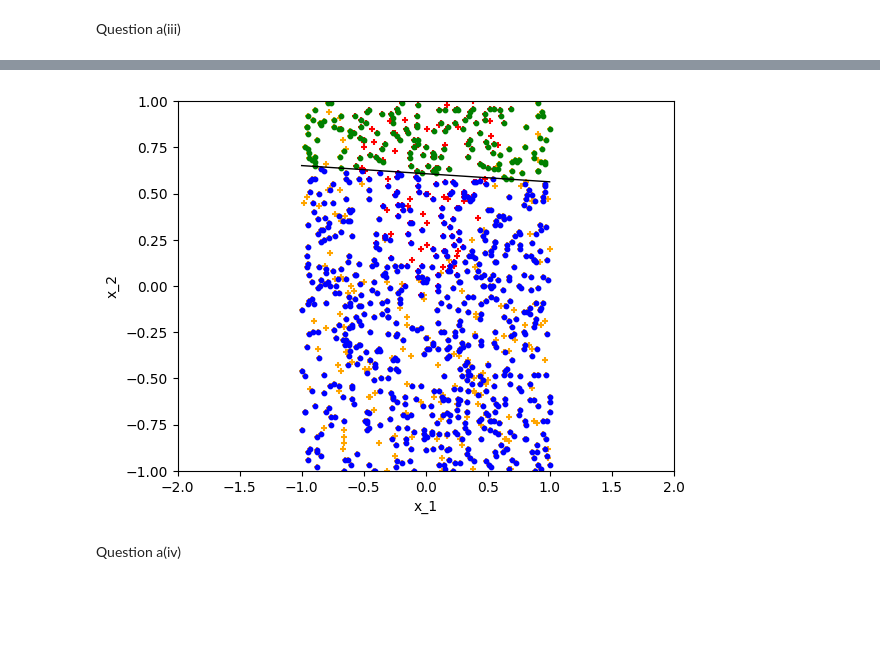
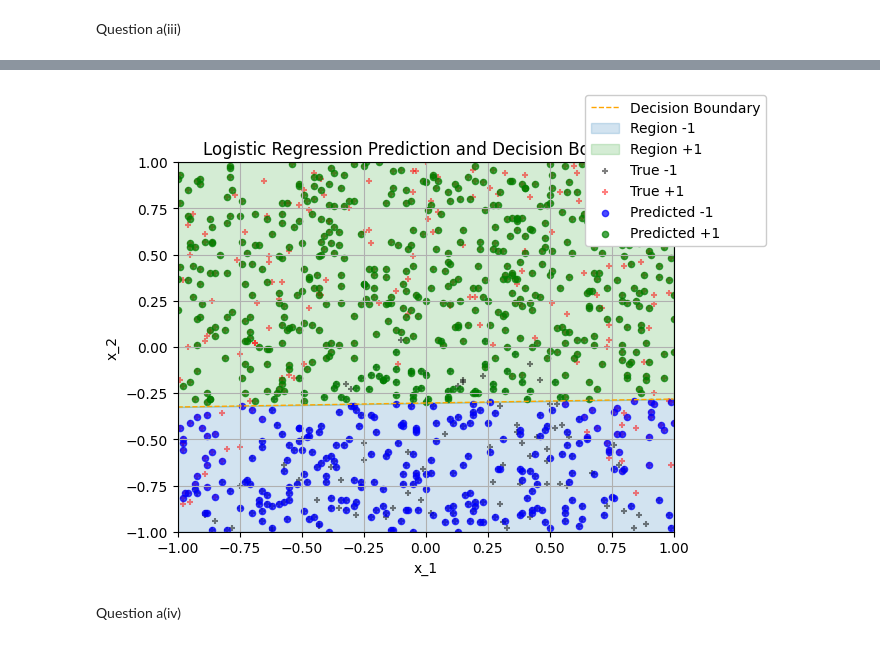
Before and after one commit to M2-Luminous/CSU44061-Machine-Learning, a Jupyter notebook: week2/week2_assign.ipynb, the cells around one changed output, grey strips where cells are left out. Saved outputs shown, nothing was run; the diff lists cells and outputs as text; code cells hidden in the pictures; blank space fills up the shorter version.

```diff
--- a/week2/week2_assign.ipynb
+++ b/week2/week2_assign.ipynb
@@ -117,6 +140,12 @@ Feature: 1, Score: 3.54157
 # %%
-cla = metrics.classification_report(y_train, predicting)
-print(cla)
-# The classification report provides key metrics like precision, recall,
-# and F1-score for each class, offering a comprehensive evaluation of the model's classification performance.
+# Confusion Matrix for Training Set
+prediction_train = LR.predict(x_train)
+confusionMatrix_train = metrics.confusion_matrix(y_train, prediction_train)
+print(confusionMatrix_train)
+
+print()
+
+# Classification Report for Training Set
+classificationReprot_train = metrics.classification_report(y_train, prediction_train)
+print(classificationReprot_train)
 # %% [output]
@@ -133,27 +184,35 @@ Question a(iii)
 # %%
-interception = fitting.intercept_[0]                                      #extract the intercept
-feature0, feature1 = fitting.coef_.T                                   #extracts the coefficients of the linear regression model for two features
+# Extract the intercept and coefficients of the logistic regression model
+intercept = LR.intercept_[0]
+coef_0, coef_1 = LR.coef_.T
+slope_d = -coef_0 / coef_1
+intercept_d = -intercept / coef_1
 
-intercept_d = -interception / feature1                                     #calculate the slope slope_d and intercept intercept_d of the decision boundary line
-slope_d = -feature0 / feature1                                          #using the extracted coefficients and intercept.
+# Generate and plot the decision boundary line
+x_d = np.array([-1, +1])
+y_d = slope_d * x_d + intercept_d
+plt.plot(x_d, y_d, lw=1, ls='--', c='orange', label='Decision Boundary')
 
-x_d = np.array([-1, +1])                                                #These lines calculate the coordinates for the decision boundary line
-y_d = slope_d*x_d + intercept_d                                         #using the calculated slope slope_d, intercept intercept_d, and the specified x-axis limits.
+plt.fill_between(x_d, y_d, -1, color='tab:blue', alpha=0.2, label='Region -1')
+plt.fill_between(x_d, y_d, +1, color='tab:green', alpha=0.2, label='Region +1')
 
-plt.plot(x_d, y_d, 'k', lw = 1, ls = '-')                               #plot the boundary line
+# original data points
+plt.scatter(*X[y == -1].T, s=15, alpha=0.5, c='black', marker='+', label='True -1')
+plt.scatter(*X[y == +1].T, s=15, alpha=0.5, c='red', marker='+', label='True +1')
+# predictions
+plt.scatter(*x_train[prediction_train == -1].T, s=20, alpha=0.7, c='blue', marker='o', label='Predicted -1')
+plt.scatter(*x_train[prediction_train == +1].T, s=20, alpha=0.7, c='green', marker='o', label='Predicted +1')
 
-plt.scatter(*X[y == -1].T, s = 15, c = 'orange', marker = '+')
-plt.scatter(*X[y == +1].T, s = 15, c = 'red', marker = '+')                     #plot the original data
-plt.scatter(*x_train[predicting == -1].T, s = 10, c = 'blue', marker = 'o')
-plt.scatter(*x_train[predicting == +1].T, s = 10, c = 'green', marker = 'o')    #plot the training data point
-plt.xlim(-2, +2)
-plt.ylim(-1, +1)                                                        #setting boundary
+plt.xlim(-1, +1)
+plt.ylim(-1, +1)
 plt.xlabel('x_1')
 plt.ylabel('x_2')
+
+plt.legend(bbox_to_anchor=(1.2,1.2), loc='upper right', fancybox=True, framealpha=1, fontsize=10, ncol=1)
+plt.title('Logistic Regression Prediction and Decision Boundary')
+plt.grid(True)
 plt.show()
-#calculates and extracts the intercept and coefficients of the logistic regression model.
-#then computes the decision boundary by finding the slope and intercept of the line that separates the classes.
 # %% [output]
-[figure, old version]
+[figure, new version]
 # %% [markdown]
 Question a(iv)
```
Also changed, not shown: parts of 39 cells of this notebook, 1 other file.
